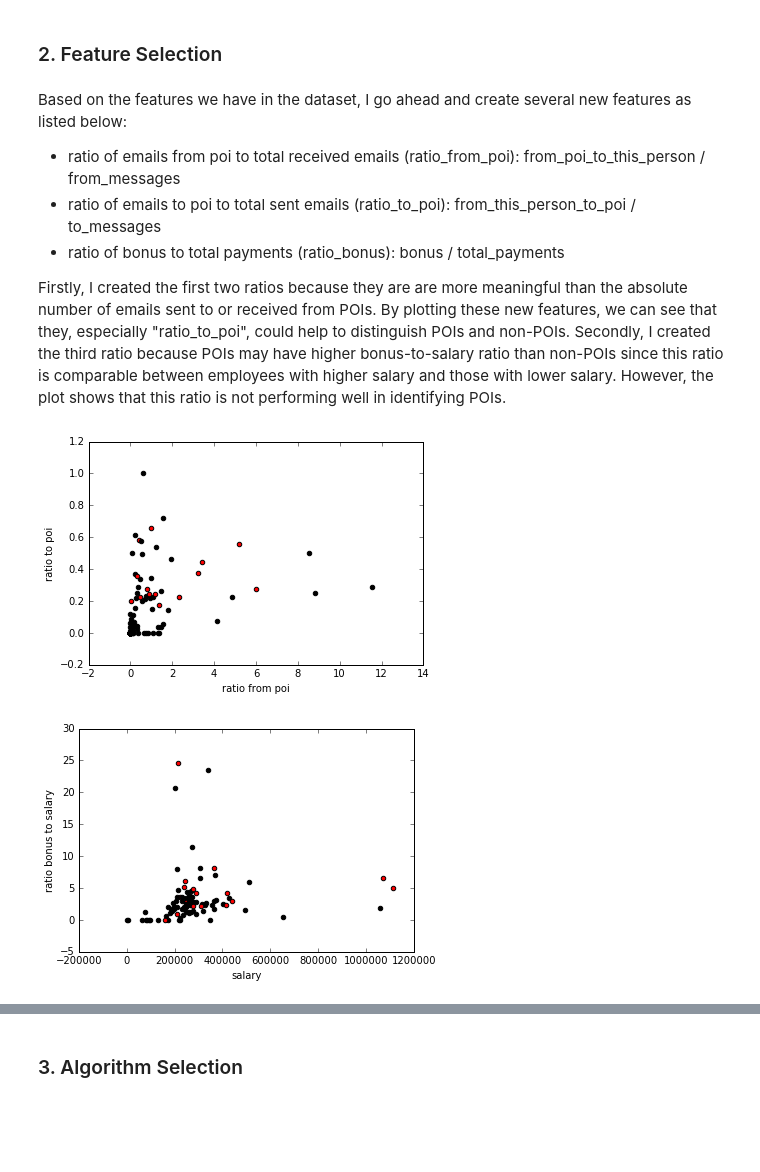
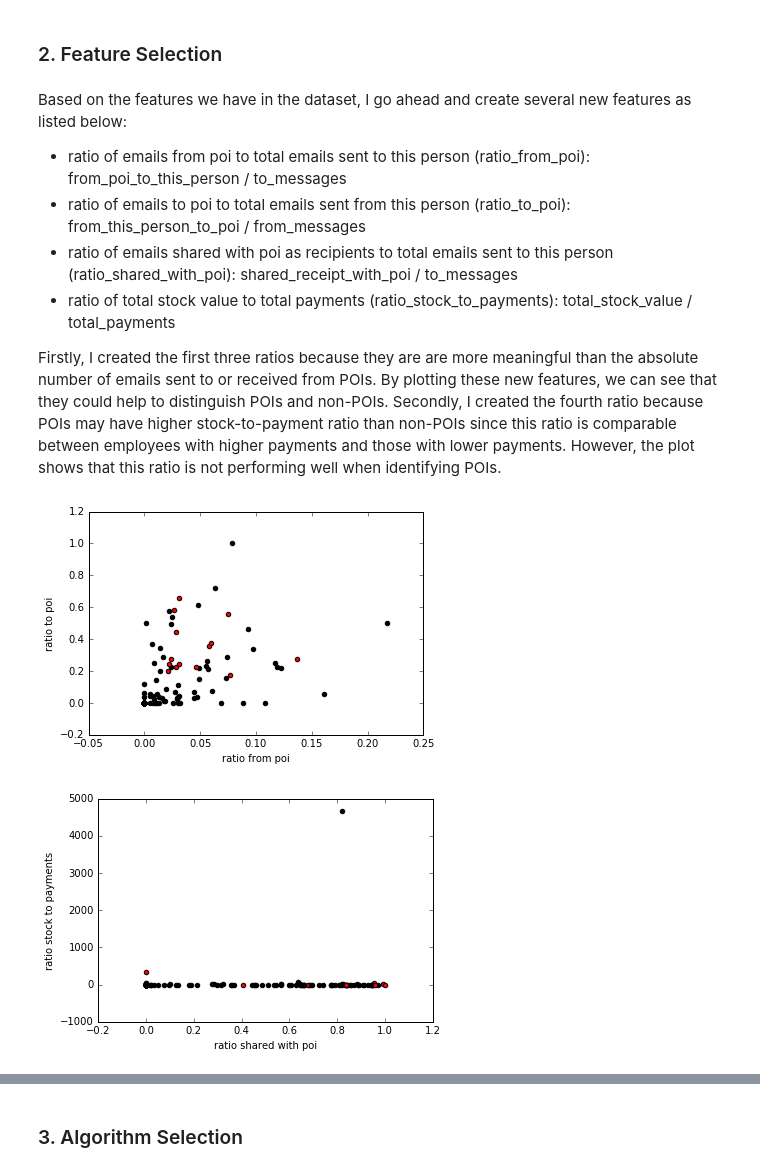
Before and after one commit to yuwtan/ud120-projects-yuwen, a Jupyter notebook: yuwen_ideas/Untitled.ipynb, the cells around one changed output, grey strips where cells are left out. Cells and saved outputs as stored; diff of their text form; code cells hidden in the pictures; blank space fills up the shorter version.

```diff
--- a/yuwen_ideas/Untitled.ipynb
+++ b/yuwen_ideas/Untitled.ipynb
@@ -57,70 +58,83 @@ Person with salary higher than 10 million:      TOTAL
 ### 2. Feature Selection
 # %% [markdown]
 Based on the features we have in the dataset, I go ahead and create several new features as listed below:
-* ratio of emails from poi to total received emails (ratio_from_poi): from_poi_to_this_person / from_messages
-* ratio of emails to poi to total sent emails (ratio_to_poi): from_this_person_to_poi / to_messages
-* ratio of bonus to total payments (ratio_bonus): bonus / total_payments
+* ratio of emails from poi to total emails sent to this person (ratio_from_poi): from_poi_to_this_person / to_messages
+* ratio of emails to poi to total emails sent from this person (ratio_to_poi): from_this_person_to_poi / from_messages
+* ratio of emails shared with poi as recipients to total emails sent to this person (ratio_shared_with_poi): shared_receipt_with_poi / to_messages
+* ratio of total stock value to total payments (ratio_stock_to_payments): total_stock_value / total_payments
 
-Firstly, I created the first two ratios because they are are more meaningful than the absolute number of emails sent to or received from POIs. By plotting these new features, we can see that they, especially "ratio_to_poi", could help to distinguish POIs and non-POIs. Secondly, I created the third ratio because POIs may have higher bonus-to-salary ratio than non-POIs since this ratio is comparable between employees with higher salary and those with lower salary. However, the plot shows that this ratio is not performing well in identifying POIs.
+Firstly, I created the first three ratios because they are are more meaningful than the absolute number of emails sent to or received from POIs. By plotting these new features, we can see that they could help to distinguish POIs and non-POIs. Secondly, I created the fourth ratio because POIs may have higher stock-to-payment ratio than non-POIs since this ratio is comparable between employees with higher payments and those with lower payments. However, the plot shows that this ratio is not performing well when identifying POIs.
 # %%
 """ scatterplot ratio_from_poi and ratio_to_poi """
 for person in data_dict:
-    # read email information
+    # read dataset information
     data_point = data_dict[person]
+
     from_poi_to_this_person = float(data_point['from_poi_to_this_person'])
+    to_messages = float(data_point['to_messages'])
+
+    from_this_person_to_poi = float(data_point['from_this_person_to_poi'])
     from_messages = float(data_point['from_messages'])
 
-    from_this_person_to_poi = float(data_point['from_this_person_to_poi'])
-    to_messages = float(data_point['to_messages'])
-
     # create new features
-    if math.isnan(from_poi_to_this_person) or math.isnan(from_messages) or from_messages == 0:
+    if math.isnan(from_poi_to_this_person) or math.isnan(to_messages) or to_messages == 0:
         ratio_from_poi = 0
     else:
-        ratio_from_poi = from_poi_to_this_person / from_messages
+        ratio_from_poi = from_poi_to_this_person / to_messages
 
-    if math.isnan(from_this_person_to_poi) or math.isnan(to_messages) or to_messages == 0:
+    if math.isnan(from_this_person_to_poi) or math.isnan(from_messages) or from_messages == 0:
         ratio_to_poi = 0
     else:
         ratio_to_poi = from_this_person_to_poi / from_messages
 
     data_point['ratio_from_poi'] = ratio_from_poi
     data_point['ratio_to_poi'] = ratio_to_poi
 
     # make plot
     if data_point['poi'] == 1:
         pyplot.scatter( ratio_from_poi, ratio_to_poi, c='r')
     else:
         pyplot.scatter( ratio_from_poi, ratio_to_poi, c='k')
 
 pyplot.xlabel("ratio from poi")
 pyplot.ylabel("ratio to poi")
 pyplot.show()
 
 
 """ scatterplot total payments and ratio_bonus """
 for person in data_dict:
-    # read salary and bonus information
+    # read dataset information
     data_point = data_dict[person]
-    bonus = float(data_point['bonus'])
-    salary = float(data_point['salary'])
-    if math.isnan(bonus) or math.isnan(salary) or salary == 0:
-        ratio_bonus_to_salary = 0
-    else:
-        ratio_bonus_to_salary = bonus / salary
+
+    shared_receipt_with_poi = float(data_point['shared_receipt_with_poi'])
+    to_messages = float(data_point['to_messages'])
+
+    total_stock_value = float(data_point['total_stock_value'])
+    total_payments = float(data_point['total_payments'])
 
     # create new features
-    data_point['ratio_bonus_to_salary'] = ratio_bonus_to_salary
+    if math.isnan(shared_receipt_with_poi) or math.isnan(to_messages) or to_messages == 0:
+        ratio_shared_with_poi = 0
+    else:
+        ratio_shared_with_poi = shared_receipt_with_poi / to_messages
+
+    if math.isnan(total_stock_value) or math.isnan(total_payments) or total_payments == 0:
+        ratio_stock_to_payments = 0
+    else:
+        ratio_stock_to_payments = total_stock_value / total_payments
+
+    data_point['ratio_shared_with_poi'] = ratio_shared_with_poi
+    data_point['ratio_stock_to_payments'] = ratio_stock_to_payments
 
     if data_point['poi'] == 1:
-        pyplot.scatter( salary, ratio_bonus_to_salary, c='r')
+        pyplot.scatter( ratio_shared_with_poi, ratio_stock_to_payments, c='r')
     else:
-        pyplot.scatter( salary, ratio_bonus_to_salary, c='k')
+        pyplot.scatter( ratio_shared_with_poi, ratio_stock_to_payments, c='k')
 
 
-pyplot.xlabel("salary")
-pyplot.ylabel("ratio bonus to salary")
+pyplot.xlabel("ratio shared with poi")
+pyplot.ylabel("ratio stock to payments")
 pyplot.show()
 # %% [output]
-[figure, old version]
+[figure, new version]
-[figure, old version]
+[figure, new version]
```
Also changed, not shown: parts of 3 cells of this notebook.
